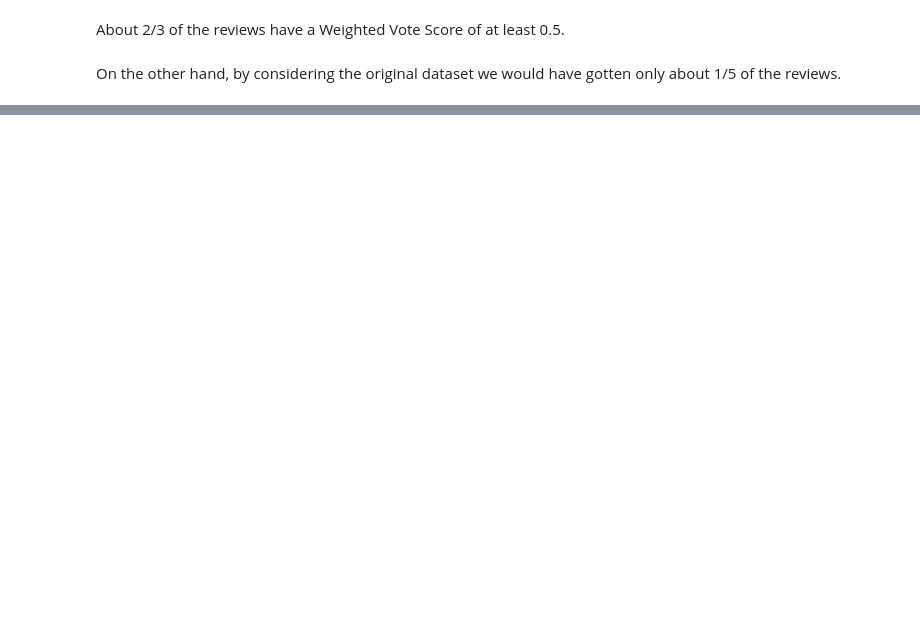
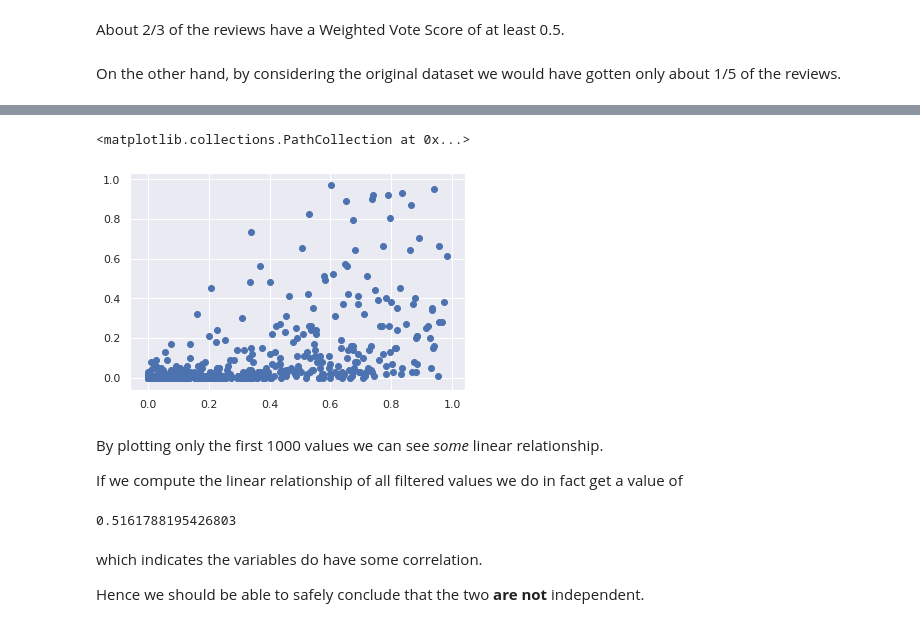
Before and after one commit to MatteoSava/ADM-HW2, a Jupyter notebook: ADM_HW2.ipynb, the cells around one changed output, grey strips where cells are left out. Saved outputs shown, nothing was run; the diff lists cells and outputs as text; code cells hidden in the pictures; blank space fills up the shorter version.

```diff
--- a/ADM_HW2.ipynb
+++ b/ADM_HW2.ipynb
@@ -125,0 +192,25 @@ The difference is too large to be negligible: the two events can't be considered
+# %%
+wvs_funny = wvs[(wvs['weighted_vote_score'] >= 0.5)
+                 & (wvs['votes_funny'] >= 1)
+                 & (wvs['votes_funny'] <= 100)]
+
+# We normalize the values so they are between 0 and 1
+wvs_norm = norm_col(wvs_funny['weighted_vote_score'])
+funny_norm = norm_col(wvs_funny['votes_funny'])
+
+plt.scatter(wvs_norm[:1000], funny_norm[:1000])
+# %% [output]
+<matplotlib.collections.PathCollection at 0x...>
+[figure, added]
+# %% [markdown]
+By plotting only the first 1000 values we can see *some* linear relationship.
+
+If we compute the linear relationship of all filtered values we do in fact get a value of
+# %%
+print(wvs_norm.corr(funny_norm))
+# %% [output]
+0.5161788195426803
+# %% [markdown]
+which indicates the variables do have some correlation.
+
+Hence we should be able to safely conclude that the two **are not** independent.
```
Also changed, not shown: parts of 25 cells of this notebook, 3 other files.
